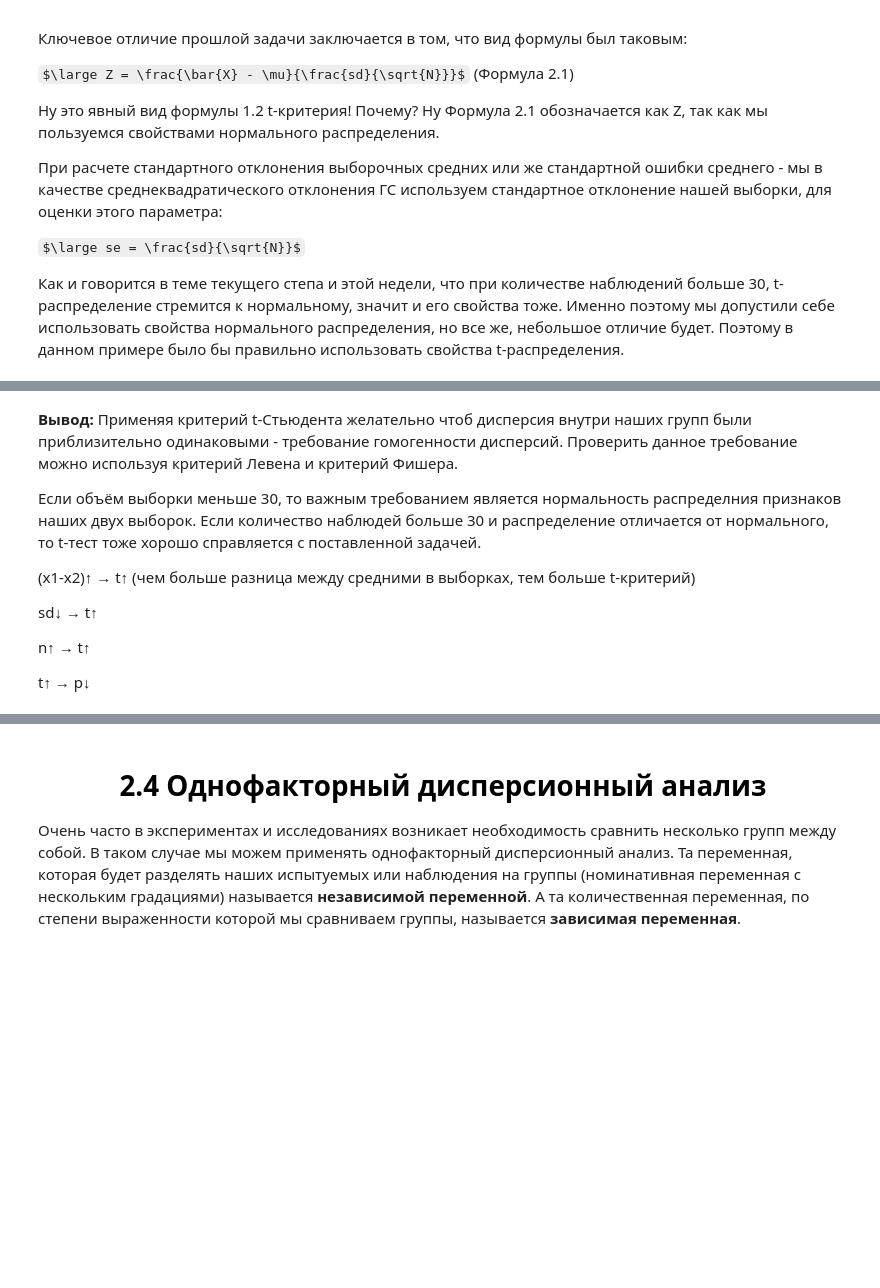
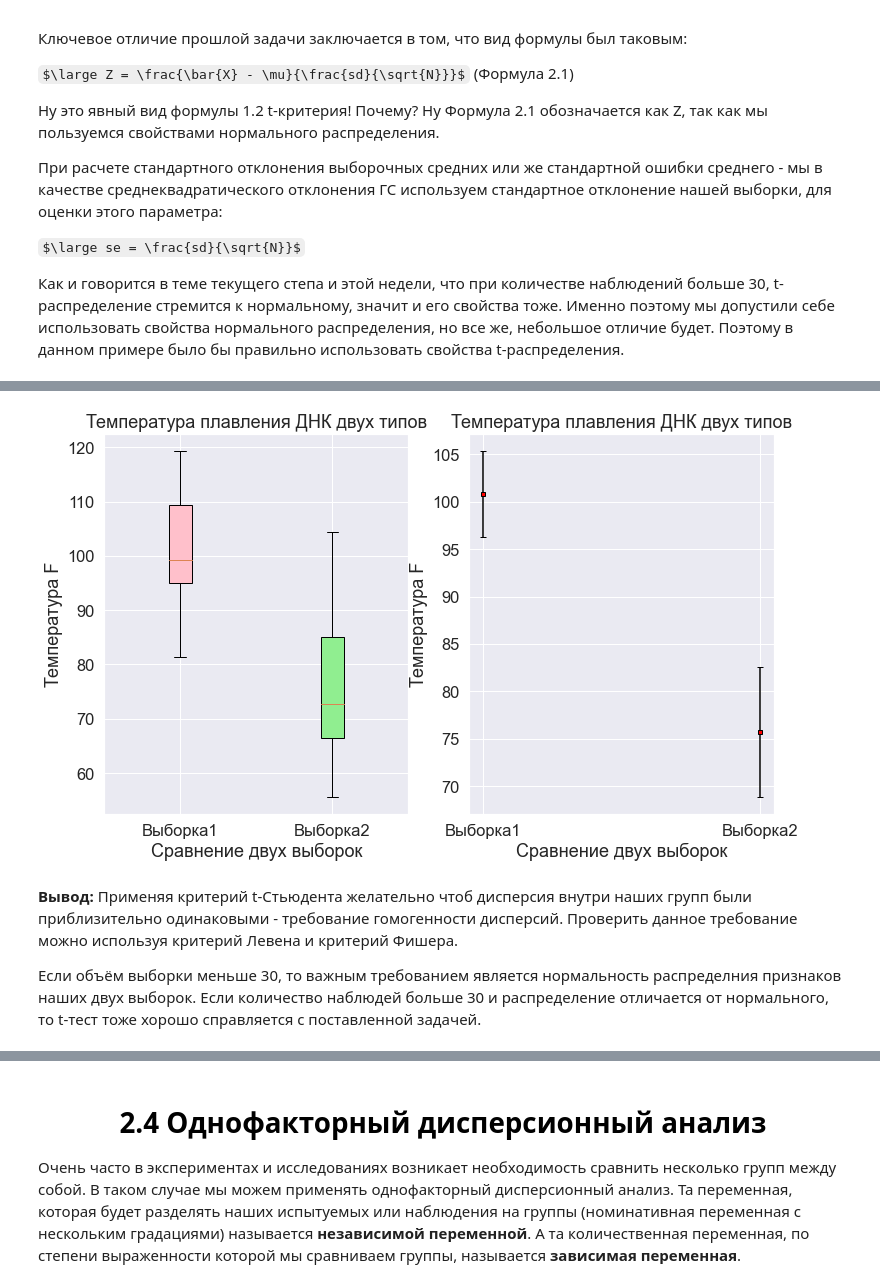
Before and after one commit to SciWake/Mathematics, a Jupyter notebook: Statistics_1_stepik/2_Comparison_of_averages.ipynb, the cells around one changed output, grey strips where cells are left out. Saved outputs shown, nothing was run; the diff lists cells and outputs as text; code cells hidden in the pictures; some formulas as TeX source; blank space fills up the shorter version.

```diff
--- a/Statistics_1_stepik/2_Comparison_of_averages.ipynb
+++ b/Statistics_1_stepik/2_Comparison_of_averages.ipynb
@@ -153,0 +169,5 @@ $\large se = \frac{sd}{\sqrt{N}}$
+# %%
+n = 15
+df = n - 1
+t = -2
+2 * stats.t.sf(abs(t), df)
@@ -232,10 +257,4 @@ p_value оказался меньше чем 0.05, значит мы обнар
 # %%
-import pandas as pd
-from scipy.stats import t
-import matplotlib.pyplot as plt
-%config InlineBackend.figure_format = 'svg'
-
-
 array1 = [84.7, 105.0, 98.9, 97.9, 108.7, 81.3, 99.4, 89.4, 93.0, 119.3, 99.2, 99.4, 97.1, 112.4, 99.8, 94.7, 114.0, 95.1, 115.5, 111.5]
 array2 = [57.2, 68.6, 104.4, 95.1, 89.9, 70.8, 83.5, 60.1, 75.7, 102.0, 69.0, 79.6, 68.9, 98.6, 76.0, 74.8, 56.0, 55.6, 69.4, 59.5]
 
@@ -259,7 +278,7 @@ bplot1 = ax1.boxplot([array1, array2],
 
 # график доверительных интервалов
 bplot2 = ax2.errorbar(x=df.index, y=df['Mx'], yerr=df['interval'],\
-                      color="black", capsize=3, marker="s", markersize=4, mfc="red", mec="black", fmt ='o')
+                      color="black", capsize=3, markersize=4, mfc="red", mec="black", fmt ='s')
 
 # раскрасим boxplot
 colors = ['pink', 'lightgreen']
@@ -279,12 +297,5 @@ plt.show()
+[figure, added]
 # %% [markdown]
 **Вывод:** Применяя критерий t-Стьюдента желательно чтоб дисперсия внутри наших групп были приблизительно одинаковыми - требование гомогенности дисперсий. Проверить данное требование можно используя критерий Левена и критерий Фишера.
 
 Если объём выборки меньше 30, то важным требованием является нормальность распределния признаков наших двух выборок. Если количество наблюдей больше 30 и распределение отличается от нормального, то t-тест тоже хорошо справляется с поставленной задачей.
-
-(x1-x2)↑ → t↑ (чем больше разница между средними в выборках, тем больше t-критерий)
-
-sd↓ → t↑
-
-n↑ → t↑
-
-t↑ → p↓
```
Also changed, not shown: parts of 17 cells of this notebook.
